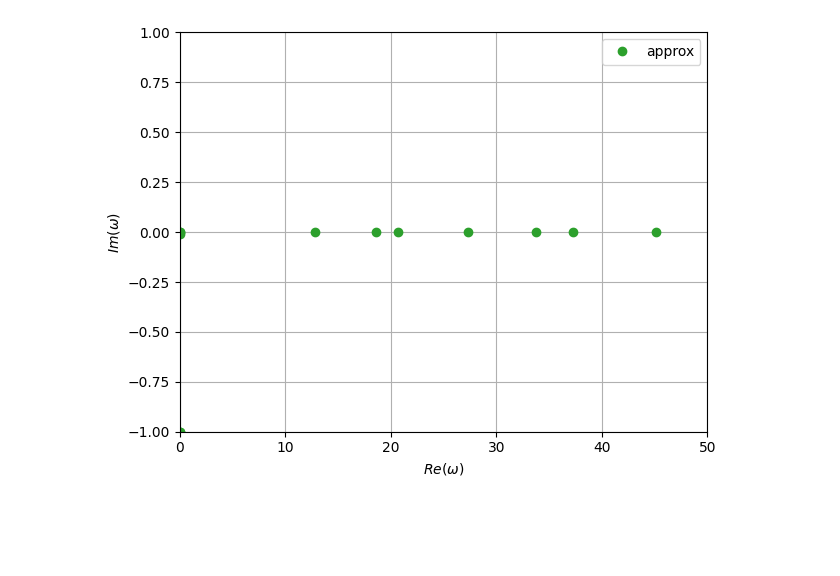
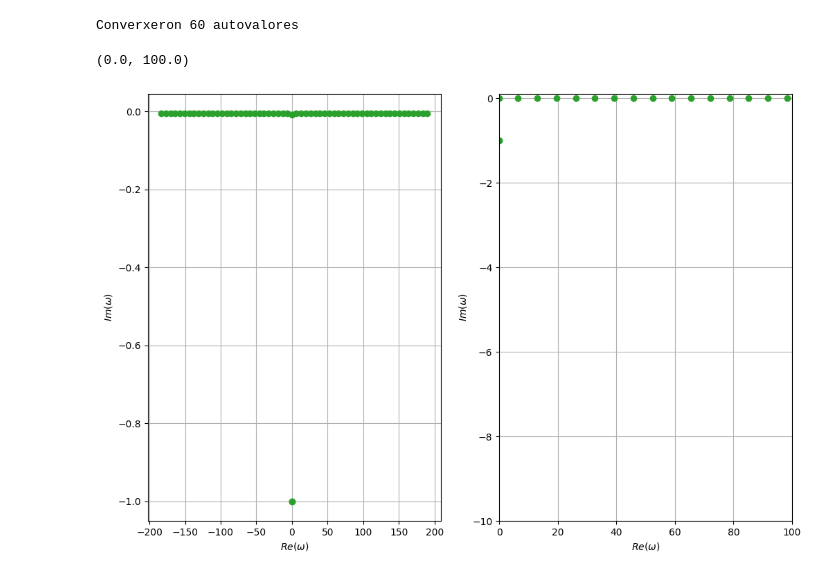
Before and after one commit to sararecondo/HPR-1D, a Jupyter notebook: 1D-Figure-09.ipynb, the cells around one changed output. Cells and saved outputs as stored; diff of their text form; code cells hidden in the pictures; blank space fills up the shorter version.

```diff
--- a/1D-Figure-09.ipynb
+++ b/1D-Figure-09.ipynb
@@ -277,45 +315,47 @@ def get_n_approx_eigenpair(solver, Q, V, dof, n,):
 eigs = []
 p = []
 v = []
-# PML configuration
-pml_thickness = Lx/2
-# sigma_0 = 1 #0.484375
-
-# Solver configuration
-requested_eigenvalues_number = 50 # Number of eigenvalues to compute
-
 
 degree=[3,2]  # Polynomial degree for pressure and velocity
-target=1j
+target=-1j
 mesh = create_interval(
         MPI.COMM_WORLD,
         int((Lx + pml_thickness) / h),
         [0, Lx + pml_thickness]
     )
-sigma_singular_ufl=lambda x: conditional(x[0] > Lx, 1/(Lx+pml_thickness-x[0]), 0.0)
-solver_singular, mesh, Q_, V_, dof_ = get_configured_problem(mesh, degree, sigma_singular_ufl)
+# sigma_quadratic_ufl=lambda x: conditional(x[0] > Lx, 1e3*(x[0]-Lx)**2/(pml_thickness**2), 0.0)
+sigma_singular_ufl=lambda x: conditional(x[0] > Lx, 1./(Lx+pml_thickness-x[0]), 0.0) # 200., 0.) #
+# solver_singular, mesh, Q_, V_, dof_ = get_configured_problem(mesh, degree, sigma_quadratic_ufl, target)
+solver_singular, mesh, Q_, V_, dof_ = get_configured_problem(mesh, degree, sigma_singular_ufl, target)
+
+print("Converxeron {} autovalores".format(solver_singular.getConverged()))
 for n in range(solver_singular.getConverged()):
     eig_singular, p_singular, v_singular = get_n_approx_eigenpair(solver_singular, Q_, V_, dof_, n)
     eigs.append(eig_singular)
     p.append(p_singular)
     v.append(v_singular)
+# %% [output]
+Converxeron 60 autovalores
 # %%
 import matplotlib.pyplot as plt
 
 # Definir colores manualmente (puedes elegir otros o usar un colormap como plt.cm.tab10)
 colors = ['tab:green', 'tab:orange', 'tab:blue']  # uno por eig
+fig, axes = plt.subplots(1, 2, figsize=(12,8))
+ax = axes[0]
+ax.plot(np.real(eigs), np.imag(eigs), 'o', color=colors[0], label='approx')
+ax.set_xlabel('$Re(\omega)$')
+ax.set_ylabel(r'$Im(\omega)$')
+ax.grid(True)
 
-# N=2, eig 0
-# plt.plot(sigma_sweep_piecewise, rel_error_eig_0_piecewise_n_2, color=colors[0], linestyle='--', label='$\omega_0, N=2$')
-plt.plot(np.real(eigs), np.imag(eigs), 'o', color=colors[0], label='approx')
-
-plt.xlabel('$Re(\omega)$')
-plt.ylabel(r'$Im(\omega)$')
-plt.grid(True)
-plt.xlim([0,50])
-plt.ylim([-1,1])
-plt.legend()
-plt.tight_layout()
-plt.show()
+# ax.legend()
+ax = axes[1]
+ax.plot(np.real(eigs), np.imag(eigs), 'o', color=colors[0], label='approx')
+ax.set_xlabel('$Re(\omega)$')
+ax.set_ylabel(r'$Im(\omega)$')
+ax.grid(True)
+ax.set_ylim([-10,0.1])
+ax.set_xlim([0,100])
 # %% [output]
+(0.0, 100.0)
-[figure, old version]
+[figure, new version]
```
Also changed, not shown: parts of 8 cells of this notebook, 8 other files.
